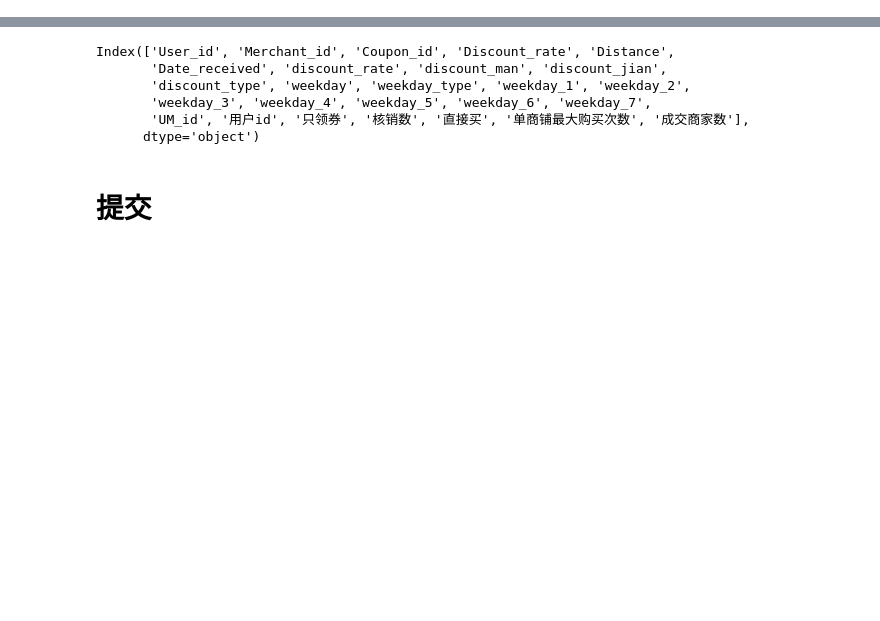
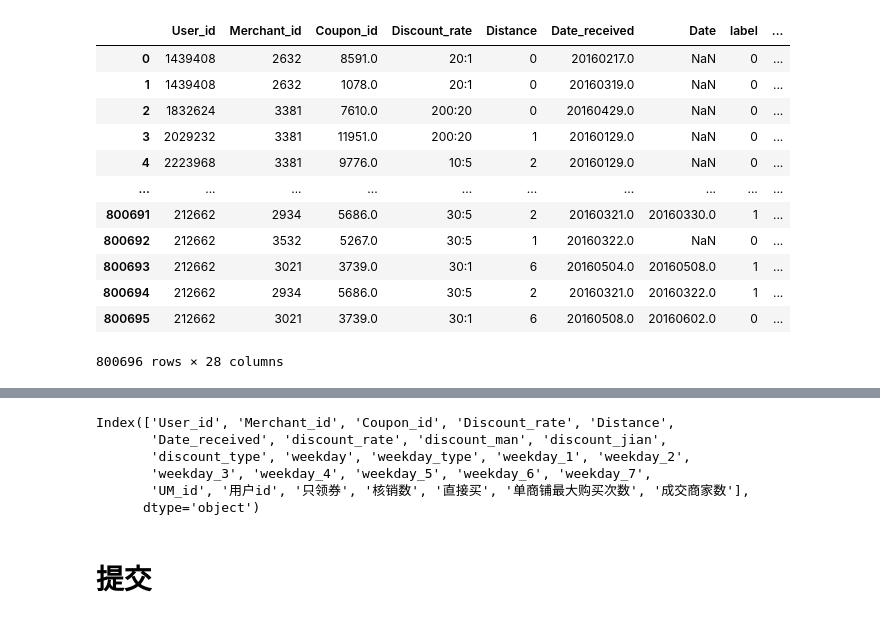
Before and after one commit to shaolei-zuo/myproject, a Jupyter notebook: mcomp/tc_o2o/app/testapp.ipynb, the cells around one changed output, grey strips where cells are left out. Drawn from its saved outputs; the diff is of its cells as text; code cells hidden in the pictures; blank space fills up the shorter version.

```diff
--- a/mcomp/tc_o2o/app/testapp.ipynb
+++ b/mcomp/tc_o2o/app/testapp.ipynb
@@ -130,0 +252,16 @@ dfobj.sort_values('均值')
+# %%
+train
+# %% [output]
+|  | User_id | Merchant_id | Coupon_id | Discount_rate | Distance | Date_received | Date | label | ... |
+| 0 | 1439408 | 2632 | 8591.0 | 20:1 | 0 | 20160217.0 | NaN | 0 | ... |
+| 1 | 1439408 | 2632 | 1078.0 | 20:1 | 0 | 20160319.0 | NaN | 0 | ... |
+| 2 | 1832624 | 3381 | 7610.0 | 200:20 | 0 | 20160429.0 | NaN | 0 | ... |
+| 3 | 2029232 | 3381 | 11951.0 | 200:20 | 1 | 20160129.0 | NaN | 0 | ... |
+| 4 | 2223968 | 3381 | 9776.0 | 10:5 | 2 | 20160129.0 | NaN | 0 | ... |
+| ... | ... | ... | ... | ... | ... | ... | ... | ... | ... |
+| 800691 | 212662 | 2934 | 5686.0 | 30:5 | 2 | 20160321.0 | 20160330.0 | 1 | ... |
+| 800692 | 212662 | 3532 | 5267.0 | 30:5 | 1 | 20160322.0 | NaN | 0 | ... |
+| 800693 | 212662 | 3021 | 3739.0 | 30:1 | 6 | 20160504.0 | 20160508.0 | 1 | ... |
+| 800694 | 212662 | 2934 | 5686.0 | 30:5 | 2 | 20160321.0 | 20160322.0 | 1 | ... |
+| 800695 | 212662 | 3021 | 3739.0 | 30:1 | 6 | 20160508.0 | 20160602.0 | 0 | ... |
+800696 rows × 28 columns
```
Also changed, not shown: parts of 24 cells of this notebook, 2 other files.
